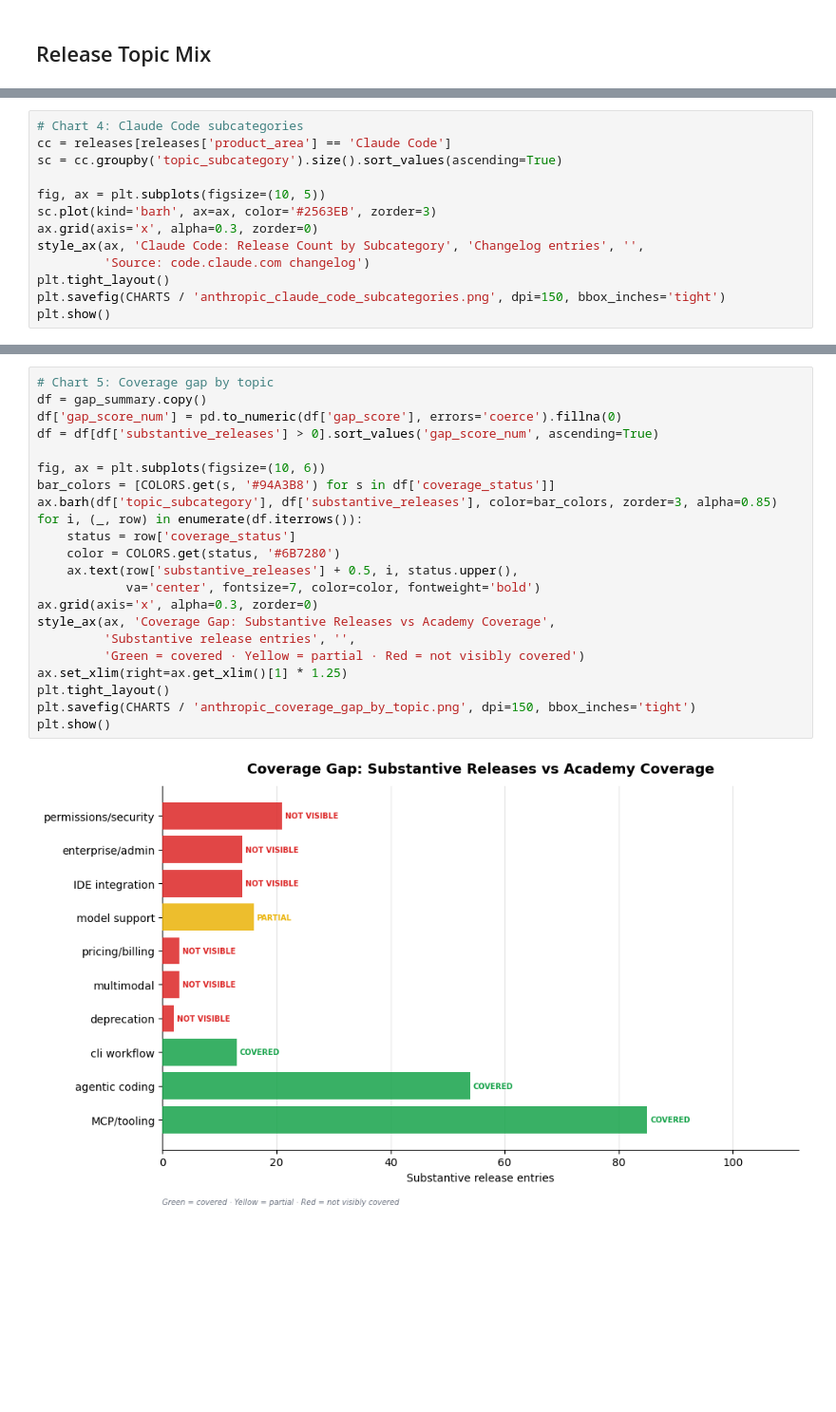
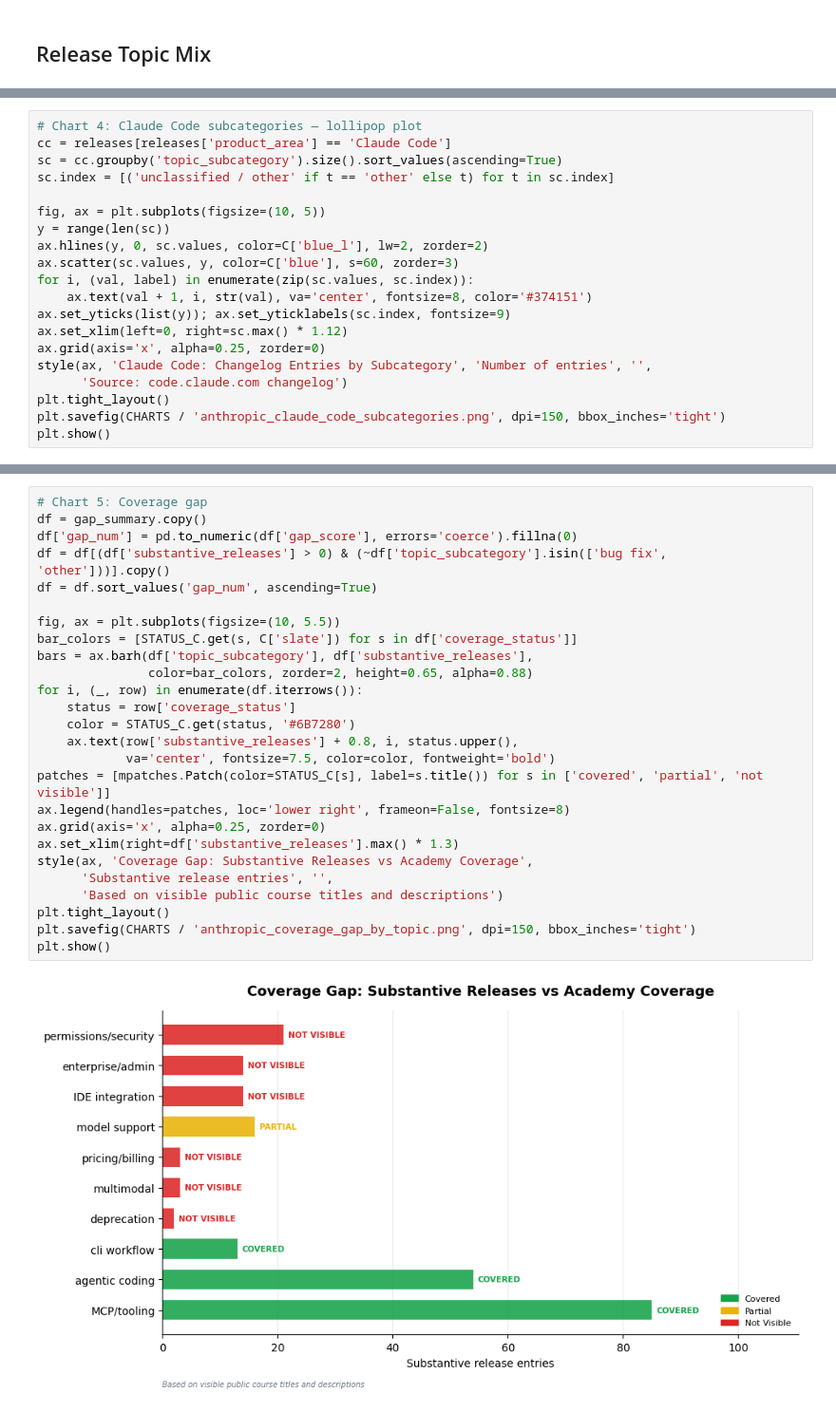
Before and after one commit to lvltcode/anthropic-academy-coverage-gap, a Jupyter notebook: notebooks/01_anthropic_content_coverage_gap.ipynb, the cells around one changed output, grey strips where cells are left out. Shown at 95% size. Saved outputs shown, nothing was run; the diff lists cells and outputs as text; blank space fills up the shorter version.

```diff
--- a/notebooks/01_anthropic_content_coverage_gap.ipynb
+++ b/notebooks/01_anthropic_content_coverage_gap.ipynb
@@ -207,13 +200,20 @@ plt.show()
 # %%
-# Chart 4: Claude Code subcategories
+# Chart 4: Claude Code subcategories — lollipop plot
 cc = releases[releases['product_area'] == 'Claude Code']
 sc = cc.groupby('topic_subcategory').size().sort_values(ascending=True)
+sc.index = [('unclassified / other' if t == 'other' else t) for t in sc.index]
 
 fig, ax = plt.subplots(figsize=(10, 5))
-sc.plot(kind='barh', ax=ax, color='#2563EB', zorder=3)
-ax.grid(axis='x', alpha=0.3, zorder=0)
-style_ax(ax, 'Claude Code: Release Count by Subcategory', 'Changelog entries', '',
-         'Source: code.claude.com changelog')
+y = range(len(sc))
+ax.hlines(y, 0, sc.values, color=C['blue_l'], lw=2, zorder=2)
+ax.scatter(sc.values, y, color=C['blue'], s=60, zorder=3)
+for i, (val, label) in enumerate(zip(sc.values, sc.index)):
+    ax.text(val + 1, i, str(val), va='center', fontsize=8, color='#374151')
+ax.set_yticks(list(y)); ax.set_yticklabels(sc.index, fontsize=9)
+ax.set_xlim(left=0, right=sc.max() * 1.12)
+ax.grid(axis='x', alpha=0.25, zorder=0)
+style(ax, 'Claude Code: Changelog Entries by Subcategory', 'Number of entries', '',
+      'Source: code.claude.com changelog')
 plt.tight_layout()
 plt.savefig(CHARTS / 'anthropic_claude_code_subcategories.png', dpi=150, bbox_inches='tight')
 plt.show()
@@ -302,25 +349,29 @@ mapping_display.sort_values('substantive_release_count', ascending=False)
 # %%
-# Chart 5: Coverage gap by topic
+# Chart 5: Coverage gap
 df = gap_summary.copy()
-df['gap_score_num'] = pd.to_numeric(df['gap_score'], errors='coerce').fillna(0)
-df = df[df['substantive_releases'] > 0].sort_values('gap_score_num', ascending=True)
+df['gap_num'] = pd.to_numeric(df['gap_score'], errors='coerce').fillna(0)
+df = df[(df['substantive_releases'] > 0) & (~df['topic_subcategory'].isin(['bug fix', 'other']))].copy()
+df = df.sort_values('gap_num', ascending=True)
 
-fig, ax = plt.subplots(figsize=(10, 6))
-bar_colors = [COLORS.get(s, '#94A3B8') for s in df['coverage_status']]
-ax.barh(df['topic_subcategory'], df['substantive_releases'], color=bar_colors, zorder=3, alpha=0.85)
+fig, ax = plt.subplots(figsize=(10, 5.5))
+bar_colors = [STATUS_C.get(s, C['slate']) for s in df['coverage_status']]
+bars = ax.barh(df['topic_subcategory'], df['substantive_releases'],
+               color=bar_colors, zorder=2, height=0.65, alpha=0.88)
 for i, (_, row) in enumerate(df.iterrows()):
     status = row['coverage_status']
-    color = COLORS.get(status, '#6B7280')
-    ax.text(row['substantive_releases'] + 0.5, i, status.upper(),
-            va='center', fontsize=7, color=color, fontweight='bold')
-ax.grid(axis='x', alpha=0.3, zorder=0)
-style_ax(ax, 'Coverage Gap: Substantive Releases vs Academy Coverage',
-         'Substantive release entries', '',
-         'Green = covered · Yellow = partial · Red = not visibly covered')
-ax.set_xlim(right=ax.get_xlim()[1] * 1.25)
+    color = STATUS_C.get(status, '#6B7280')
+    ax.text(row['substantive_releases'] + 0.8, i, status.upper(),
+            va='center', fontsize=7.5, color=color, fontweight='bold')
+patches = [mpatches.Patch(color=STATUS_C[s], label=s.title()) for s in ['covered', 'partial', 'not visible']]
+ax.legend(handles=patches, loc='lower right', frameon=False, fontsize=8)
+ax.grid(axis='x', alpha=0.25, zorder=0)
+ax.set_xlim(right=df['substantive_releases'].max() * 1.3)
+style(ax, 'Coverage Gap: Substantive Releases vs Academy Coverage',
+      'Substantive release entries', '',
+      'Based on visible public course titles and descriptions')
 plt.tight_layout()
 plt.savefig(CHARTS / 'anthropic_coverage_gap_by_topic.png', dpi=150, bbox_inches='tight')
 plt.show()
 # %% [output]
-[figure, old version]
+[figure, new version]
 # %%
```
Also changed, not shown: parts of 29 cells of this notebook, 7 other files.
